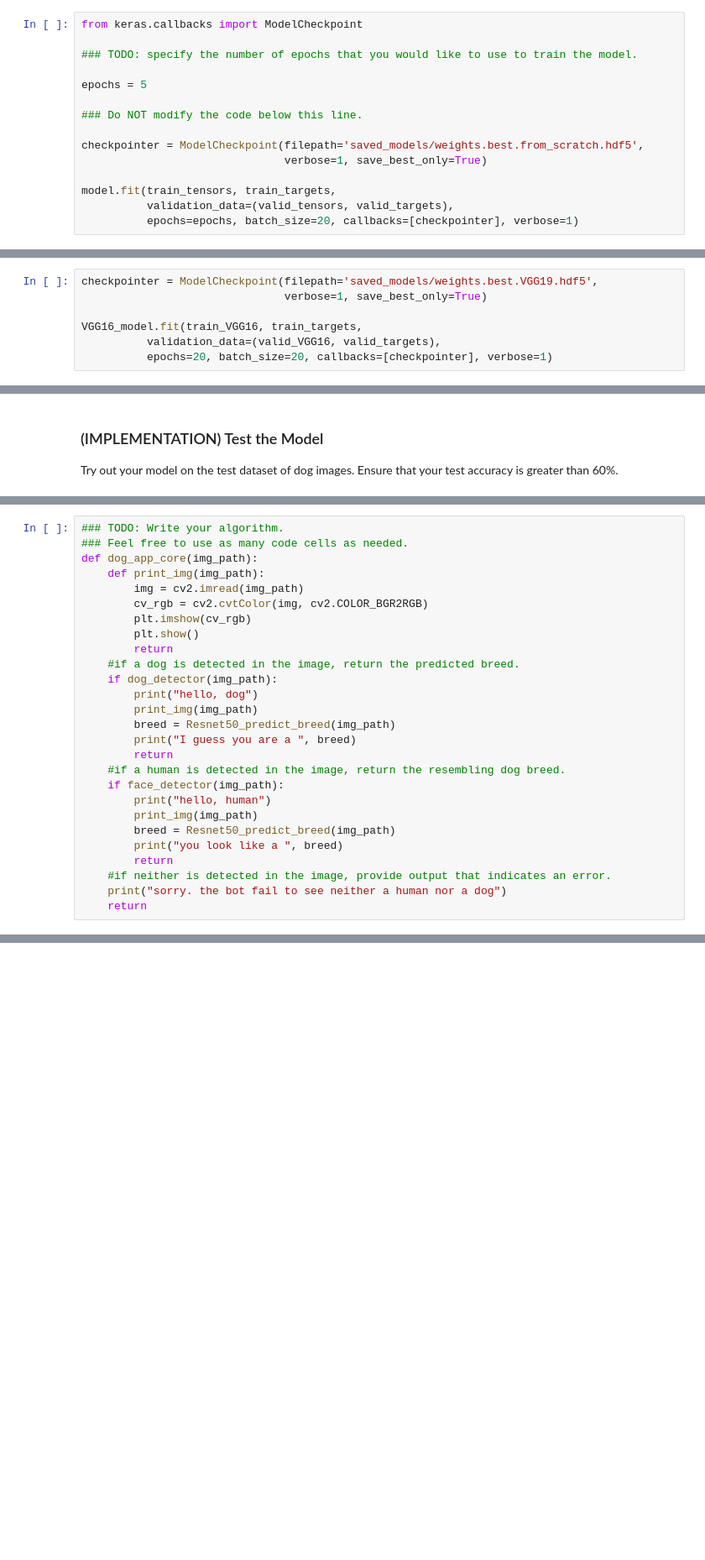
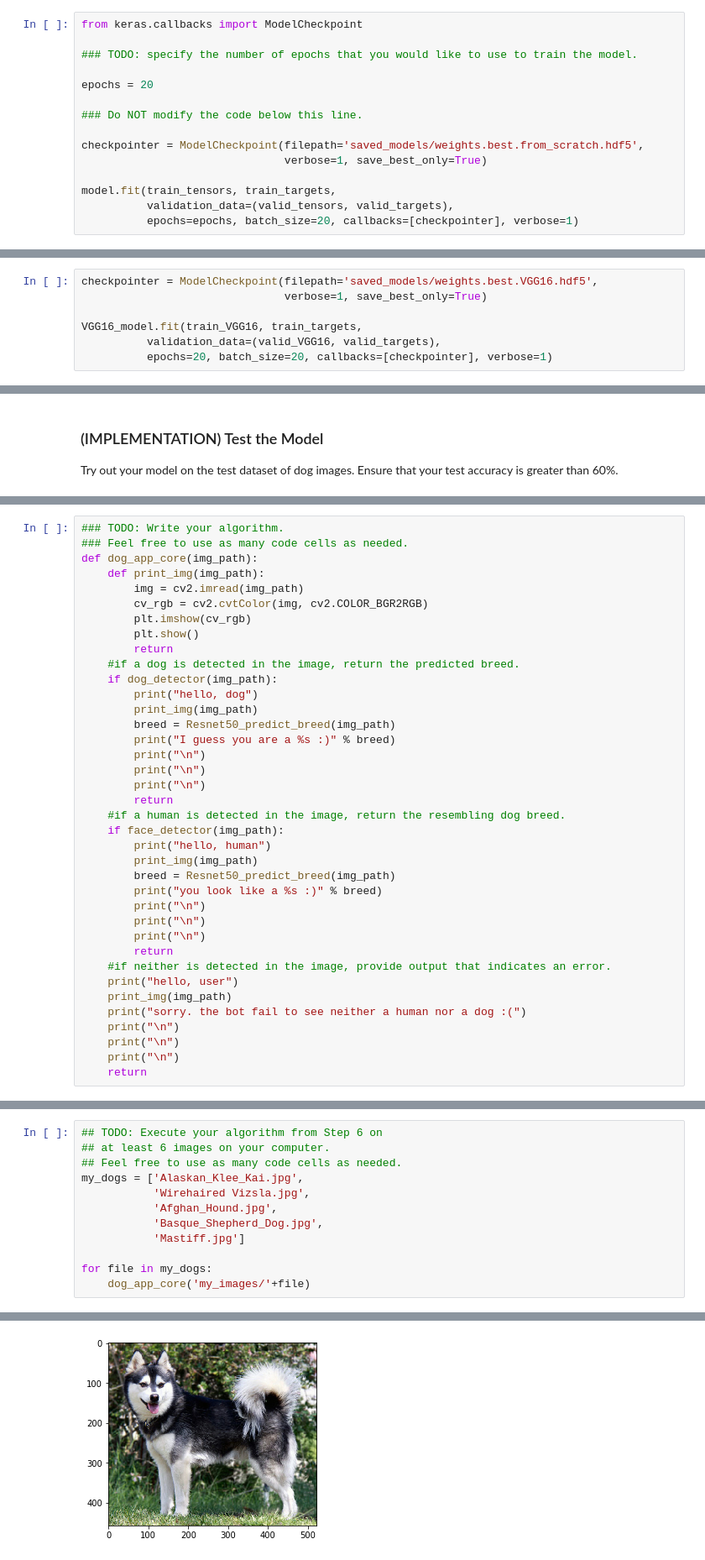
Before and after one commit to taiyeeka/dog-project, a Jupyter notebook: dog_app.ipynb, the cells around one changed output, grey strips where cells are left out. Shown at 84% size. Cells and saved outputs as stored; diff of their text form; blank space fills up the shorter version.

Commit message:
Add files via upload
filled in more to-do cells
debug a few cells

```diff
--- a/dog_app.ipynb
+++ b/dog_app.ipynb
@@ -437,7 +449,7 @@ from keras.callbacks import ModelCheckpoint
 
 ### TODO: specify the number of epochs that you would like to use to train the model.
 
-epochs = 5
+epochs = 20
 
 ### Do NOT modify the code below this line.
 
@@ -511,7 +540,7 @@ VGG16_model.compile(loss='categorical_crossentropy', optimizer='rmsprop', metric
 # %% [markdown]
 ### Train the Model
 # %%
-checkpointer = ModelCheckpoint(filepath='saved_models/weights.best.VGG19.hdf5',
+checkpointer = ModelCheckpoint(filepath='saved_models/weights.best.VGG16.hdf5',
                                verbose=1, save_best_only=True)
 
 VGG16_model.fit(train_VGG16, train_targets,
@@ -740,17 +818,28 @@ def dog_app_core(img_path):
         print("hello, dog")
         print_img(img_path)
         breed = Resnet50_predict_breed(img_path)
-        print("I guess you are a ", breed)
+        print("I guess you are a %s :)" % breed)
+        print("\n")
+        print("\n")
+        print("\n")
         return
     #if a human is detected in the image, return the resembling dog breed.
     if face_detector(img_path):
         print("hello, human")
         print_img(img_path)
         breed = Resnet50_predict_breed(img_path)
-        print("you look like a ", breed)
+        print("you look like a %s :)" % breed)
+        print("\n")
+        print("\n")
+        print("\n")
         return
     #if neither is detected in the image, provide output that indicates an error.
-    print("sorry. the bot fail to see neither a human nor a dog")
+    print("hello, user")
+    print_img(img_path)
+    print("sorry. the bot fail to see neither a human nor a dog :(")
+    print("\n")
+    print("\n")
+    print("\n")
     return
 # %% [markdown]
 ---
@@ -772,0 +858,13 @@ NameError: name 'detect_breed' is not defined
+# %%
+## TODO: Execute your algorithm from Step 6 on
+## at least 6 images on your computer.
+## Feel free to use as many code cells as needed.
+my_dogs = ['Alaskan_Klee_Kai.jpg',
+           'Wirehaired Vizsla.jpg',
+           'Afghan_Hound.jpg',
+           'Basque_Shepherd_Dog.jpg',
+           'Mastiff.jpg']
+
+for file in my_dogs:
+    dog_app_core('my_images/'+file)
+# %% [output]
@@ -772,0 +872 @@ NameError: name 'detect_breed' is not defined
+[figure, added]
```
Also changed, not shown: parts of 20 cells of this notebook.
